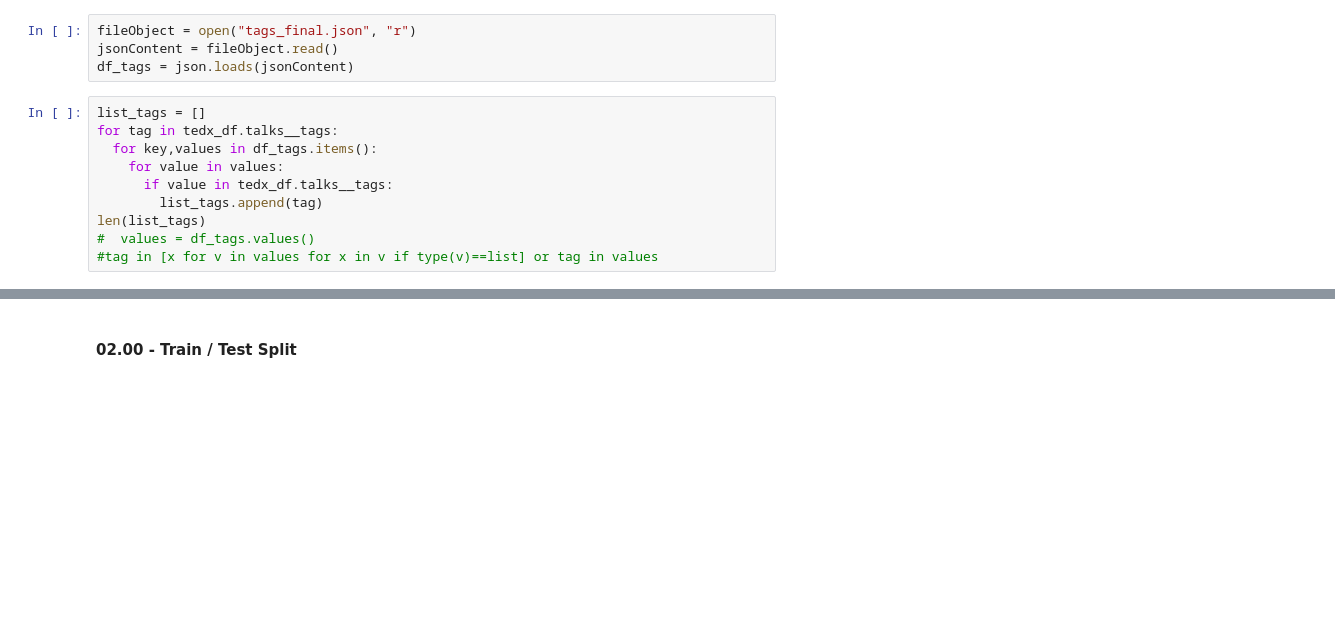
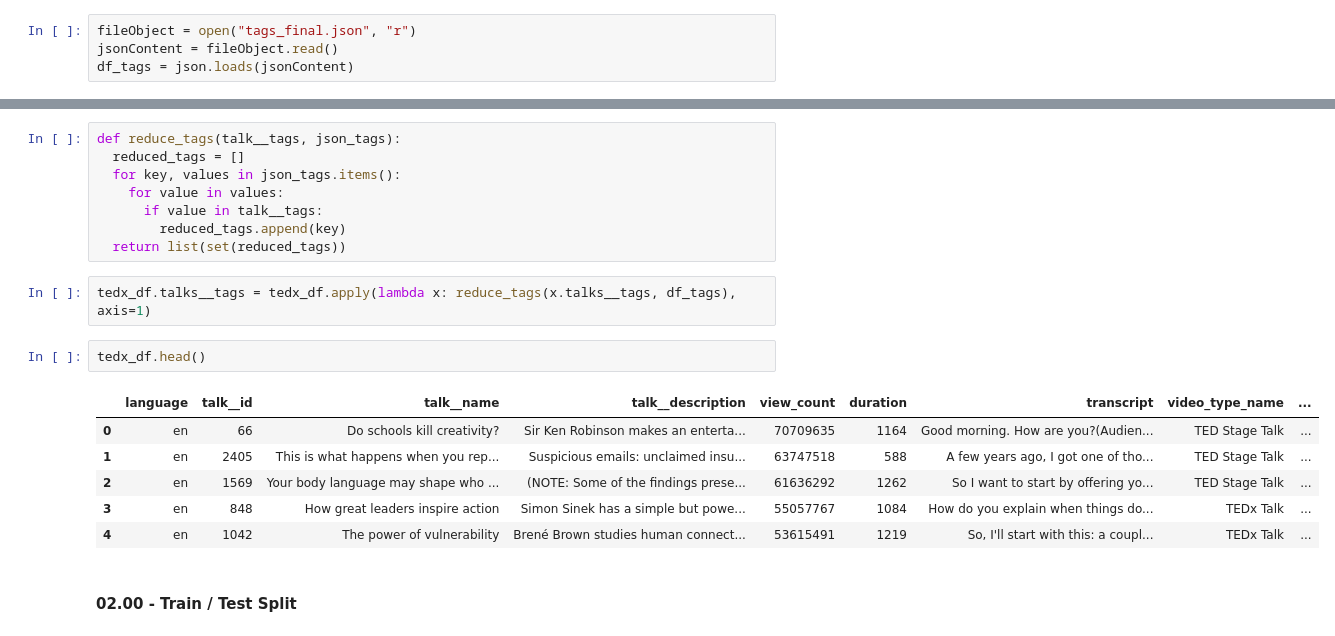
Before and after one commit to lromano97/text-mining, a Jupyter notebook: Preprocesamiento_mod.ipynb, the cells around one changed output, grey strips where cells are left out. Saved outputs shown, nothing was run; the diff lists cells and outputs as text; blank space fills up the shorter version.

```diff
--- a/Preprocesamiento_mod.ipynb
+++ b/Preprocesamiento_mod.ipynb
@@ -1109,13 +1093,3 @@ jsonFile.close()
 fileObject = open("tags_final.json", "r")
 jsonContent = fileObject.read()
 df_tags = json.loads(jsonContent)
-# %%
-list_tags = []
-for tag in tedx_df.talks__tags:
-  for key,values in df_tags.items():
-    for value in values:
-      if value in tedx_df.talks__tags:
-        list_tags.append(tag)
-len(list_tags)
-#  values = df_tags.values()
-#tag in [x for v in values for x in v if type(v)==list] or tag in values
@@ -1124,3 +1116,22 @@ len(list_tags)
+# %%
+def reduce_tags(talk__tags, json_tags):
+  reduced_tags = []
+  for key, values in json_tags.items():
+    for value in values:
+      if value in talk__tags:
+        reduced_tags.append(key)
+  return list(set(reduced_tags))
+# %%
+tedx_df.talks__tags = tedx_df.apply(lambda x: reduce_tags(x.talks__tags, df_tags), axis=1)
+# %%
+tedx_df.head()
+# %% [output]
+|  | language | talk__id | talk__name | talk__description | view_count | duration | transcript | video_type_name | ... |
+| 0 | en | 66 | Do schools kill creativity? | Sir Ken Robinson makes an enterta... | 70709635 | 1164 | Good morning. How are you?(Audien... | TED Stage Talk | ... |
+| 1 | en | 2405 | This is what happens when you rep... | Suspicious emails: unclaimed insu... | 63747518 | 588 | A few years ago, I got one of tho... | TED Stage Talk | ... |
+| 2 | en | 1569 | Your body language may shape who ... | (NOTE: Some of the findings prese... | 61636292 | 1262 | So I want to start by offering yo... | TED Stage Talk | ... |
+| 3 | en | 848 | How great leaders inspire action | Simon Sinek has a simple but powe... | 55057767 | 1084 | How do you explain when things do... | TEDx Talk | ... |
+| 4 | en | 1042 | The power of vulnerability | Brené Brown studies human connect... | 53615491 | 1219 | So, I'll start with this: a coupl... | TEDx Talk | ... |
 # %% [markdown]
 #### 02.00 - Train / Test Split
 # %%
```
Also changed, not shown: parts of 6 cells of this notebook.
